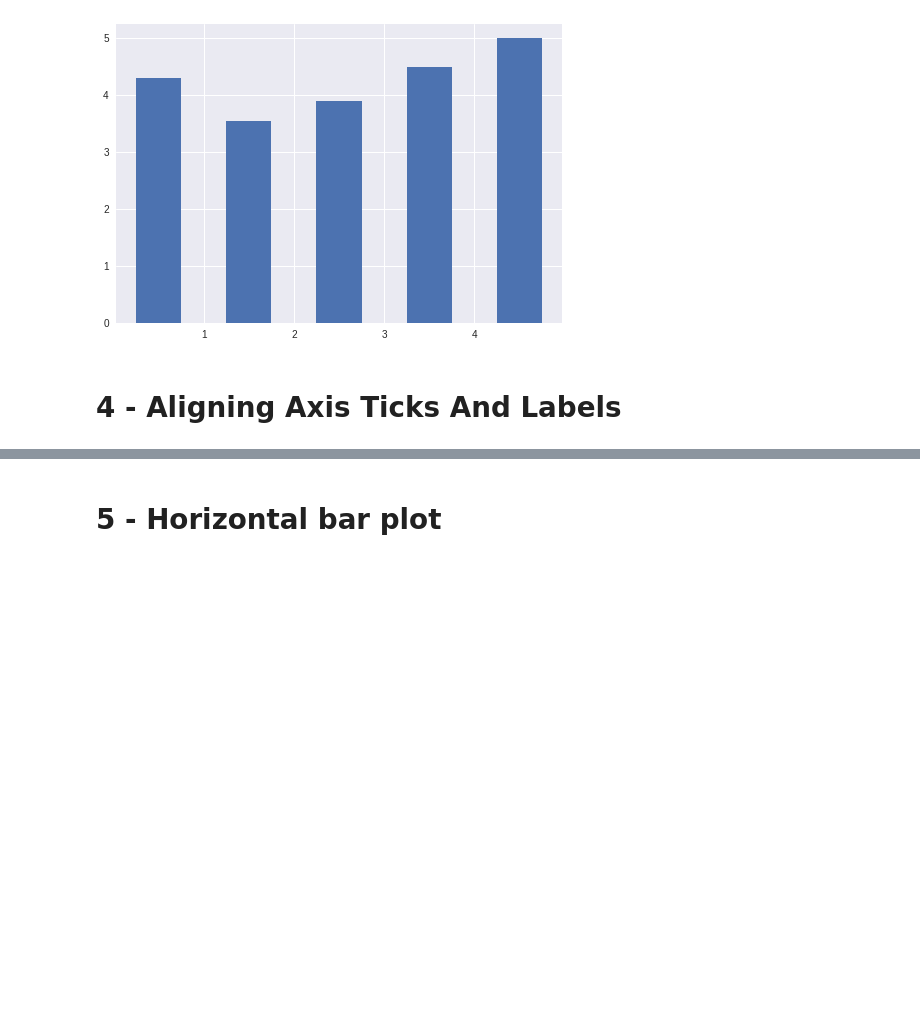
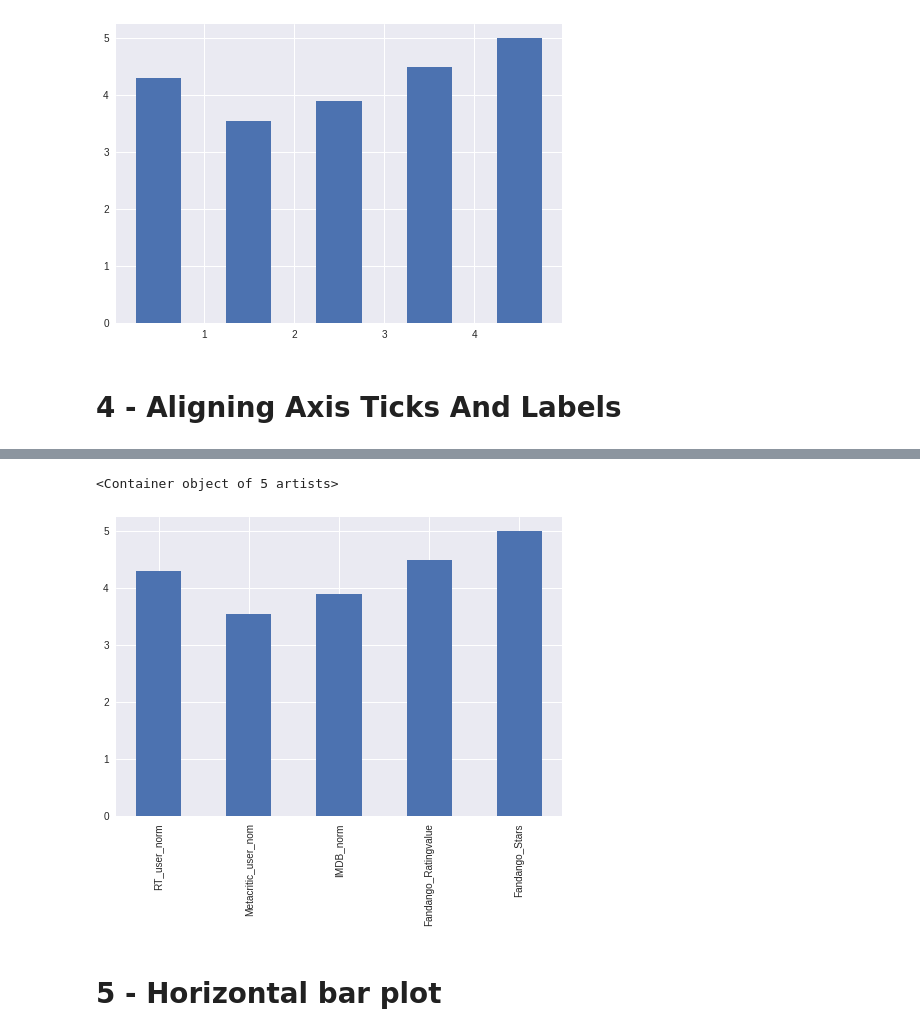
Before and after one commit to carvalheirafc/imd0033_2018_2, a Jupyter notebook: aula13/Exploratory_Data_Analysis_Bar_Plots_And_Scatter_Plots.ipynb, the cells around one changed output, grey strips where cells are left out. Saved outputs shown, nothing was run; the diff lists cells and outputs as text; code cells hidden in the pictures; blank space fills up the shorter version.

```diff
--- a/aula13/Exploratory_Data_Analysis_Bar_Plots_And_Scatter_Plots.ipynb
+++ b/aula13/Exploratory_Data_Analysis_Bar_Plots_And_Scatter_Plots.ipynb
@@ -207,3 +205,20 @@ Rotating the labels by 90 degrees keeps them readable. In addition to modifying
+# %%
+import matplotlib.pyplot as plt
+import numpy as np
+
+fig, ax = plt.subplots()
+bar_positions = np.arange(5) + 0.5
+num_cols = ['RT_user_norm', 'Metacritic_user_nom', 'IMDB_norm', 'Fandango_Ratingvalue', 'Fandango_Stars']
+bar_heights = norm_reviews[num_cols].iloc[0].values
+
+tick_positions = np.arange(5) + 0.5
+ax.set_xticks(tick_positions)
+ax.set_xticklabels(num_cols, rotation=90, )
+
+ax.bar(bar_positions, bar_heights, 0.5)
+# %% [output]
+<Container object of 5 artists>
+[figure, added]
 # %% [markdown]
 # 5 - Horizontal bar plot
 # %% [markdown]
```
Also changed, not shown: parts of 1 cell of this notebook.
